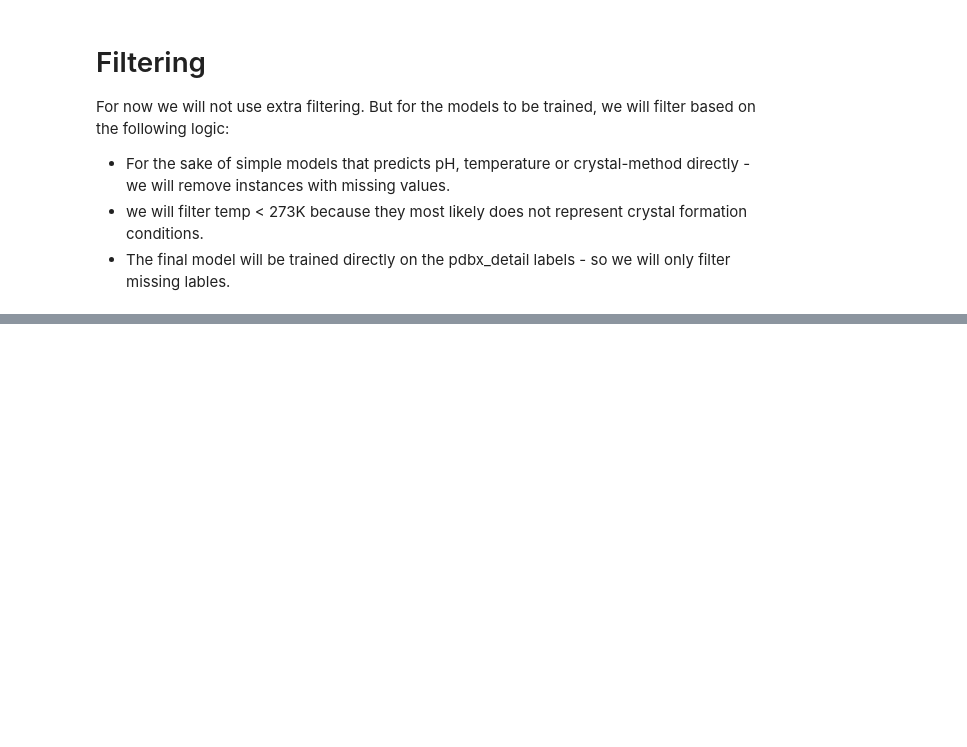
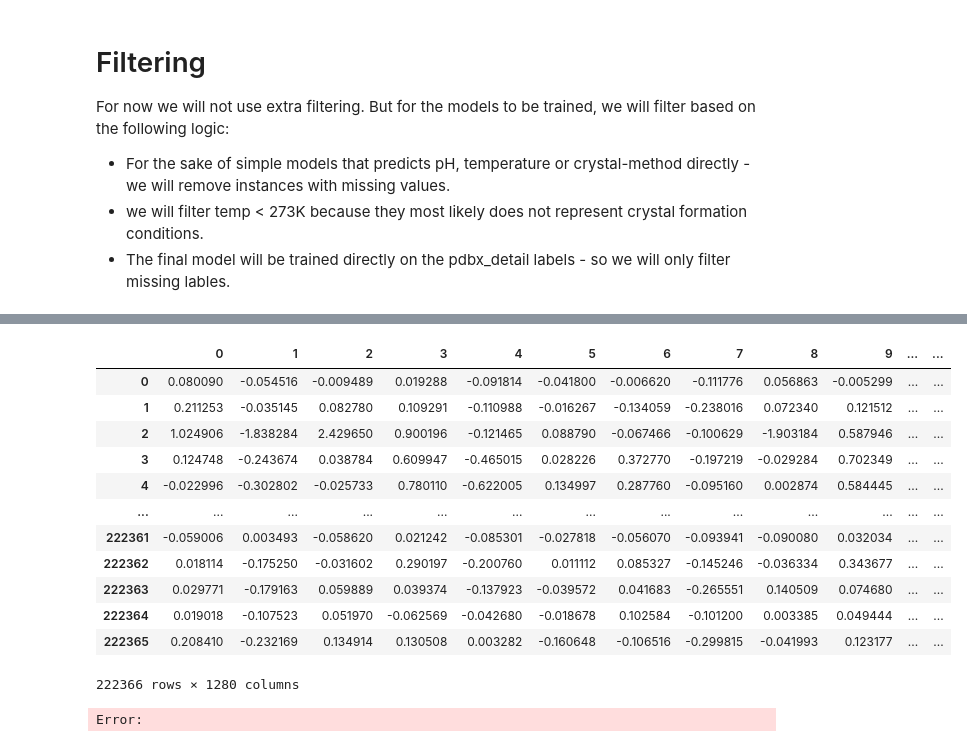
Before and after one commit to oregev11/crystoper, a Jupyter notebook: notebooks/01_EDA.ipynb, the cells around one changed output, grey strips where cells are left out. Drawn from its saved outputs; the diff is of its cells as text; code cells hidden in the pictures; blank space fills up the shorter version.

```diff
--- a/notebooks/01_EDA.ipynb
+++ b/notebooks/01_EDA.ipynb
@@ -466,0 +467,24 @@ dict_keys(['df'])
+# %%
+#load sequence vectors
+vec_path = '../vectors/sequences/esm2.npy'
+vectors = pd.DataFrame(np.load(vec_path))
+vectors
+# %% [output]
+|  | 0 | 1 | 2 | 3 | 4 | 5 | 6 | 7 | 8 | 9 | ... | ... |
+| 0 | 0.080090 | -0.054516 | -0.009489 | 0.019288 | -0.091814 | -0.041800 | -0.006620 | -0.111776 | 0.056863 | -0.005299 | ... | ... |
+| 1 | 0.211253 | -0.035145 | 0.082780 | 0.109291 | -0.110988 | -0.016267 | -0.134059 | -0.238016 | 0.072340 | 0.121512 | ... | ... |
+| 2 | 1.024906 | -1.838284 | 2.429650 | 0.900196 | -0.121465 | 0.088790 | -0.067466 | -0.100629 | -1.903184 | 0.587946 | ... | ... |
+| 3 | 0.124748 | -0.243674 | 0.038784 | 0.609947 | -0.465015 | 0.028226 | 0.372770 | -0.197219 | -0.029284 | 0.702349 | ... | ... |
+| 4 | -0.022996 | -0.302802 | -0.025733 | 0.780110 | -0.622005 | 0.134997 | 0.287760 | -0.095160 | 0.002874 | 0.584445 | ... | ... |
+| ... | ... | ... | ... | ... | ... | ... | ... | ... | ... | ... | ... | ... |
+| 222361 | -0.059006 | 0.003493 | -0.058620 | 0.021242 | -0.085301 | -0.027818 | -0.056070 | -0.093941 | -0.090080 | 0.032034 | ... | ... |
+| 222362 | 0.018114 | -0.175250 | -0.031602 | 0.290197 | -0.200760 | 0.011112 | 0.085327 | -0.145246 | -0.036334 | 0.343677 | ... | ... |
+| 222363 | 0.029771 | -0.179163 | 0.059889 | 0.039374 | -0.137923 | -0.039572 | 0.041683 | -0.265551 | 0.140509 | 0.074680 | ... | ... |
+| 222364 | 0.019018 | -0.107523 | 0.051970 | -0.062569 | -0.042680 | -0.018678 | 0.102584 | -0.101200 | 0.003385 | 0.049444 | ... | ... |
+| 222365 | 0.208410 | -0.232169 | 0.134914 | 0.130508 | 0.003282 | -0.160648 | -0.106516 | -0.299815 | -0.041993 | 0.123177 | ... | ... |
+222366 rows × 1280 columns
+# %%
+#lets see how this vectors look like
+sns.heatmap(vectors)
+# %% [output]
+Error:
```
Also changed, not shown: parts of 6 cells of this notebook, 2 other files.
